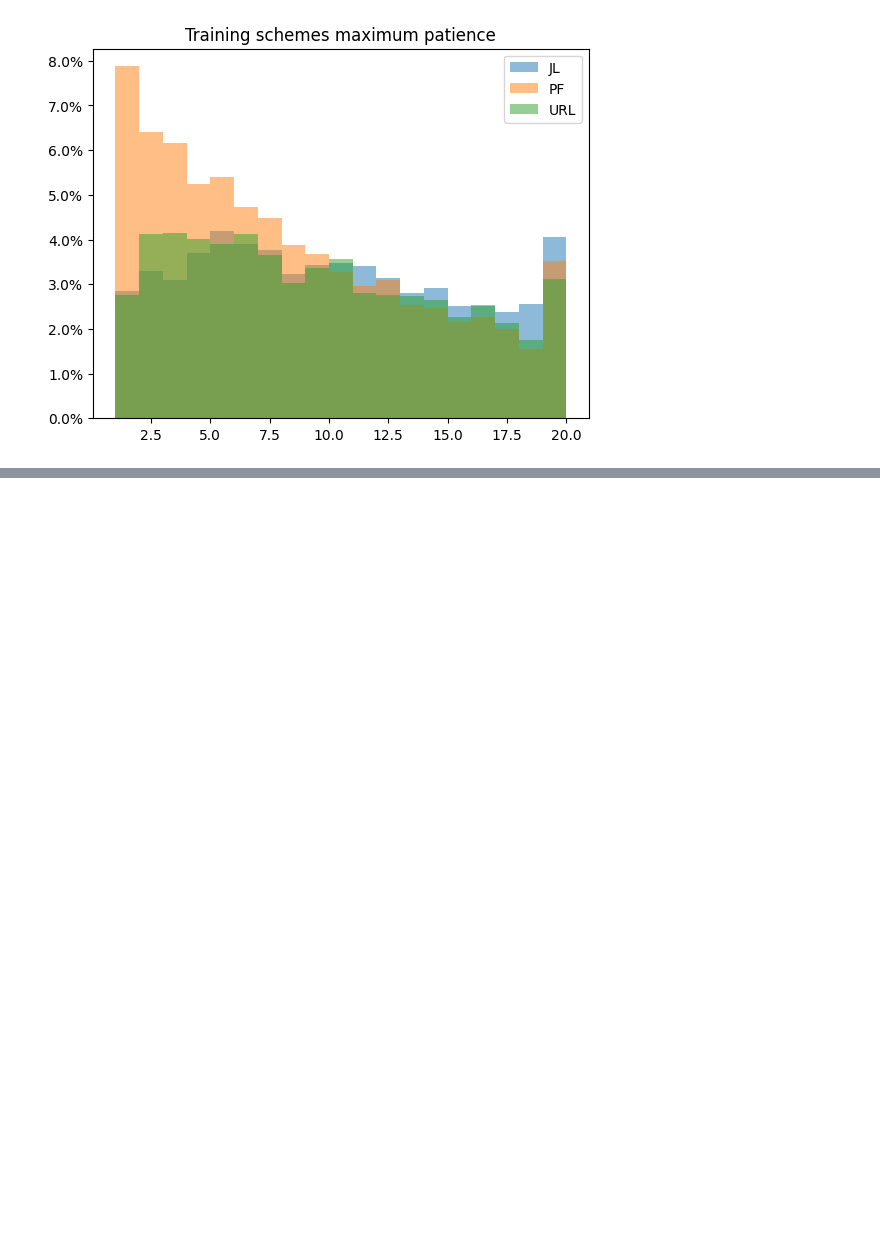
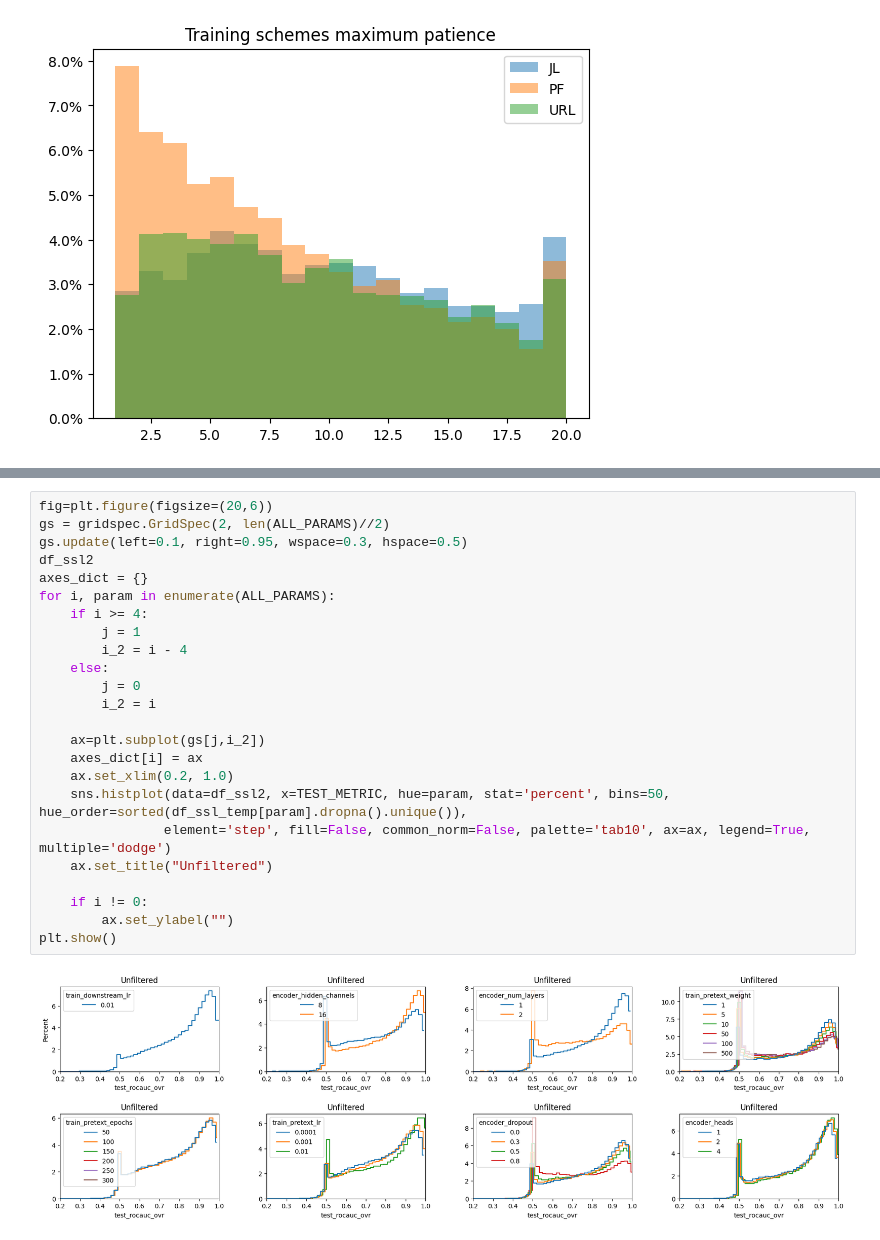
Before and after one commit to ITU-Thesis/graphworld, a Jupyter notebook: evaluation/preliminary_experiments.ipynb, the cells around one changed output, grey strips where cells are left out. Cells and saved outputs as stored; diff of their text form; blank space fills up the shorter version.

```diff
--- a/evaluation/preliminary_experiments.ipynb
+++ b/evaluation/preliminary_experiments.ipynb
@@ -200,0 +298,26 @@ plot_convergence_and_patience(must_have=must_have, bins=range(1,21))
+# %%
+fig=plt.figure(figsize=(20,6))
+gs = gridspec.GridSpec(2, len(ALL_PARAMS)//2)
+gs.update(left=0.1, right=0.95, wspace=0.3, hspace=0.5)
+df_ssl2
+axes_dict = {}
+for i, param in enumerate(ALL_PARAMS):
+    if i >= 4:
+        j = 1
+        i_2 = i - 4
+    else:
+        j = 0
+        i_2 = i
+
+    ax=plt.subplot(gs[j,i_2])
+    axes_dict[i] = ax
+    ax.set_xlim(0.2, 1.0)
+    sns.histplot(data=df_ssl2, x=TEST_METRIC, hue=param, stat='percent', bins=50, hue_order=sorted(df_ssl_temp[param].dropna().unique()),
+                element='step', fill=False, common_norm=False, palette='tab10', ax=ax, legend=True, multiple='dodge')
+    ax.set_title("Unfiltered")
+
+    if i != 0:
+        ax.set_ylabel("")
+plt.show()
+# %% [output]
+[figure, added]
```
Also changed, not shown: parts of 14 cells of this notebook, 2 other files.
